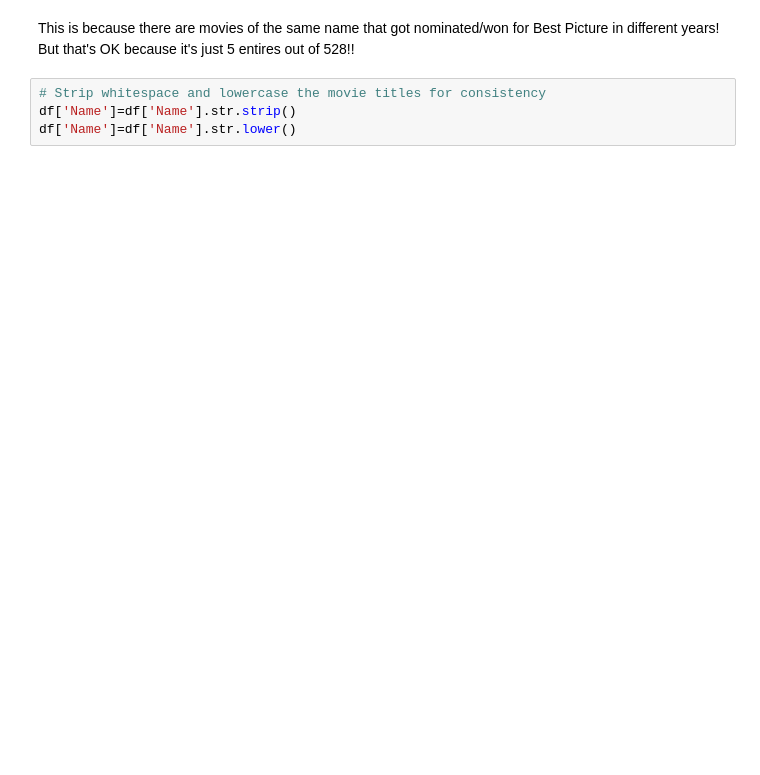
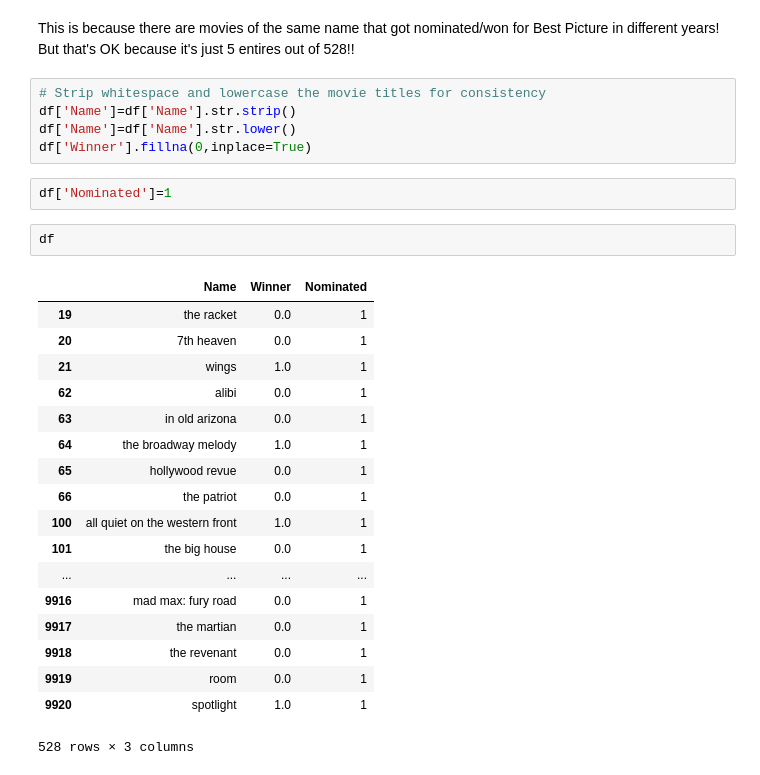
Before and after one commit to miguelgd54/Movies-Success-Data-Analysis, a Jupyter notebook: OscarsBestPicture.ipynb, the cells around one changed output. Cells and saved outputs as stored; diff of their text form; blank space fills up the shorter version.

Commit message:
New nominated column

```diff
--- a/OscarsBestPicture.ipynb
+++ b/OscarsBestPicture.ipynb
@@ -168,3 +168,27 @@ This is because there are movies of the same name that got nominated/won for Bes
 # Strip whitespace and lowercase the movie titles for consistency
 df['Name']=df['Name'].str.strip()
 df['Name']=df['Name'].str.lower()
+df['Winner'].fillna(0,inplace=True)
+# %%
+df['Nominated']=1
+# %%
+df
+# %% [output]
+|  | Name | Winner | Nominated |
+| 19 | the racket | 0.0 | 1 |
+| 20 | 7th heaven | 0.0 | 1 |
+| 21 | wings | 1.0 | 1 |
+| 62 | alibi | 0.0 | 1 |
+| 63 | in old arizona | 0.0 | 1 |
+| 64 | the broadway melody | 1.0 | 1 |
+| 65 | hollywood revue | 0.0 | 1 |
+| 66 | the patriot | 0.0 | 1 |
+| 100 | all quiet on the western front | 1.0 | 1 |
+| 101 | the big house | 0.0 | 1 |
+| ... | ... | ... | ... |
+| 9916 | mad max: fury road | 0.0 | 1 |
+| 9917 | the martian | 0.0 | 1 |
+| 9918 | the revenant | 0.0 | 1 |
+| 9919 | room | 0.0 | 1 |
+| 9920 | spotlight | 1.0 | 1 |
+528 rows × 3 columns
```
Also changed, not shown: parts of 1 cell of this notebook.
